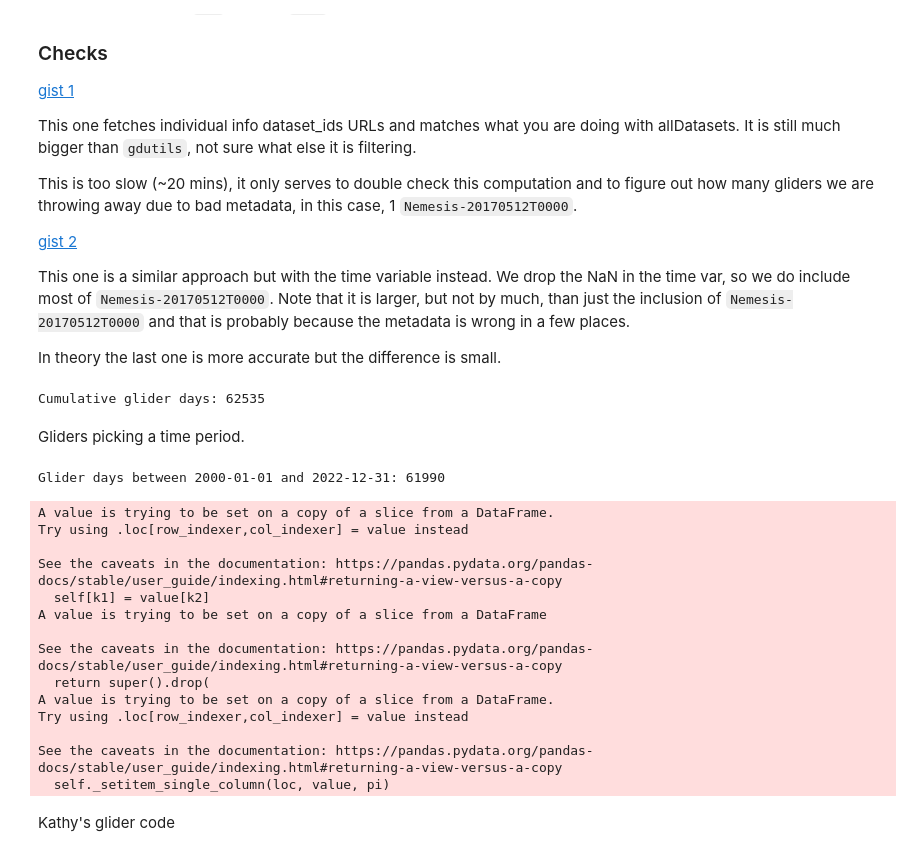
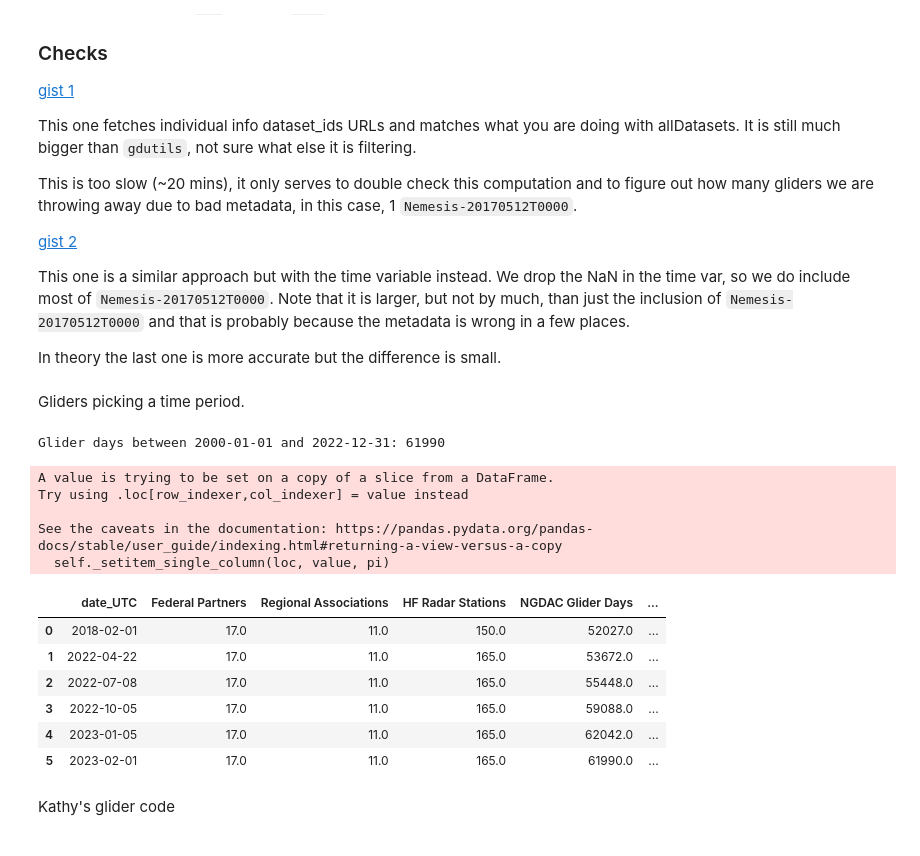
Before and after one commit to ioos/ioos_metrics, a Jupyter notebook: IOOS_BTN.ipynb, the cells around one changed output. Drawn from its saved outputs; the diff is of its cells as text; code cells hidden in the pictures.

```diff
--- a/IOOS_BTN.ipynb
+++ b/IOOS_BTN.ipynb
@@ -207,31 +207,29 @@ This one is a similar approach but with the time variable instead. We drop the N
 
 In theory the last one is more accurate but the difference is small.
 # %%
-import pandas as pd
-df_glider = pd.read_csv('https://gliders.ioos.us/erddap/tabledap/allDatasets.csvp?minTime%2CmaxTime%2CdatasetID')
-df_glider.dropna(
-    axis=0,
-    inplace=True,
-    )
+# import pandas as pd
+# df_glider = pd.read_csv('https://gliders.ioos.us/erddap/tabledap/allDatasets.csvp?minTime%2CmaxTime%2CdatasetID')
+# df_glider.dropna(
+#     axis=0,
+#     inplace=True,
+#     )
 
-# drop delayed datasets
-df_glider = df_glider[df_glider["datasetID"].str.contains("delayed")==False]
+# # drop delayed datasets
+# df_glider = df_glider[df_glider["datasetID"].str.contains("delayed")==False]
 
-df_glider[['minTime (UTC)','maxTime (UTC)']] = df_glider[
-                                                         ['minTime (UTC)','maxTime (UTC)']
-                                                         ].apply(pd.to_datetime)
+# df_glider[['minTime (UTC)','maxTime (UTC)']] = df_glider[
+#                                                          ['minTime (UTC)','maxTime (UTC)']
+#                                                          ].apply(pd.to_datetime)
 
-df_glider['glider_days'] = (df_glider['maxTime (UTC)'] - df_glider['minTime (UTC)']).dt.days
+# df_glider['glider_days'] = (df_glider['maxTime (UTC)'] - df_glider['minTime (UTC)']).dt.days
 
-glider_days = df_glider['glider_days'].sum()
+# glider_days = df_glider['glider_days'].sum()
 
-print('Cumulative glider days:', glider_days)
+# print('Cumulative glider days:', glider_days)
 
 # ioos_btn_df.loc[ioos_btn_df['date_UTC']==today, ['NGDAC Glider Days']] = glider_days
 
 # ioos_btn_df
-# %% [output]
-Cumulative glider days: 62535
 # %% [markdown]
 Gliders picking a time period.
 # %%
@@ -278,44 +276,46 @@ glider_day_lower = df_glider.loc[
 
 glider_day_lower.loc[:,'minTime (UTC)'] = pd.to_datetime(start_date, utc=True)
 
 # Find gliders that start before 12/31 and end after 12/31.
 glider_day_upper = df_glider.loc[
     (df_glider['minTime (UTC)']<pd.to_datetime(end_date,utc=True)) &
     (df_glider['maxTime (UTC)']>pd.to_datetime(end_date,utc=True))
 ]
 
 glider_day_upper.loc[:,'maxTime (UTC)'] = pd.to_datetime(end_date, utc=True)
 
 # Combine it all together into one DF.
 glider_subset = pd.concat([glider_day_lower,
                            glider_day_within,
                            glider_day_upper,
                            glider_day_outside],
                           verify_integrity=True)
 
 # Calculate the days between min time and max time.
 glider_subset['glider_days'] = (glider_subset['maxTime (UTC)'] - glider_subset['minTime (UTC)']).dt.days
 
 # Calculate total glider days.
-glider_subset['glider_days'].sum()
+glider_days = glider_subset['glider_days'].sum()
 
-print("Glider days between %s and %s: %s" % (start_date,end_date,glider_subset['glider_days'].sum()))
+print("Glider days between %s and %s: %s" % (start_date,end_date,glider_days))
+
+ioos_btn_df.loc[ioos_btn_df['date_UTC']==today, ['NGDAC Glider Days']] = glider_days
+
+ioos_btn_df
 # %% [output]
 Glider days between 2000-01-01 and 2022-12-31: 61990
-A value is trying to be set on a copy of a slice from a DataFrame.
-Try using .loc[row_indexer,col_indexer] = value instead
-
-See the caveats in the documentation: https://pandas.pydata.org/pandas-docs/stable/user_guide/indexing.html#returning-a-view-versus-a-copy
-  self[k1] = value[k2]
-A value is trying to be set on a copy of a slice from a DataFrame
-
-See the caveats in the documentation: https://pandas.pydata.org/pandas-docs/stable/user_guide/indexing.html#returning-a-view-versus-a-copy
-  return super().drop(
 A value is trying to be set on a copy of a slice from a DataFrame.
 Try using .loc[row_indexer,col_indexer] = value instead
 
 See the caveats in the documentation: https://pandas.pydata.org/pandas-docs/stable/user_guide/indexing.html#returning-a-view-versus-a-copy
   self._setitem_single_column(loc, value, pi)
+|  | date_UTC | Federal Partners | Regional Associations | HF Radar Stations | NGDAC Glider Days | ... |
+| 0 | 2018-02-01 | 17.0 | 11.0 | 150.0 | 52027.0 | ... |
+| 1 | 2022-04-22 | 17.0 | 11.0 | 165.0 | 53672.0 | ... |
+| 2 | 2022-07-08 | 17.0 | 11.0 | 165.0 | 55448.0 | ... |
+| 3 | 2022-10-05 | 17.0 | 11.0 | 165.0 | 59088.0 | ... |
+| 4 | 2023-01-05 | 17.0 | 11.0 | 165.0 | 62042.0 | ... |
+| 5 | 2023-02-01 | 17.0 | 11.0 | 165.0 | 61990.0 | ... |
 # %% [markdown]
 Kathy's glider code
 # %%
```
Also changed, not shown: parts of 28 cells of this notebook.
